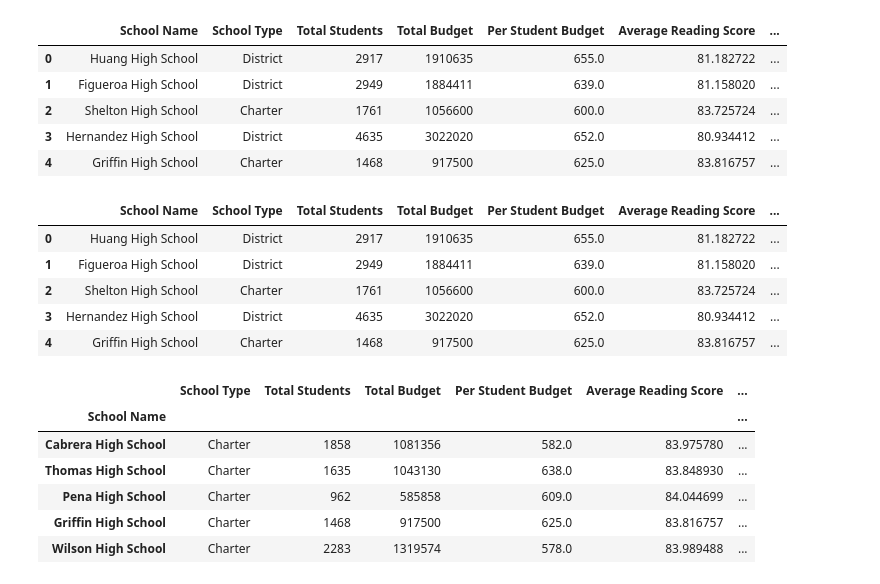
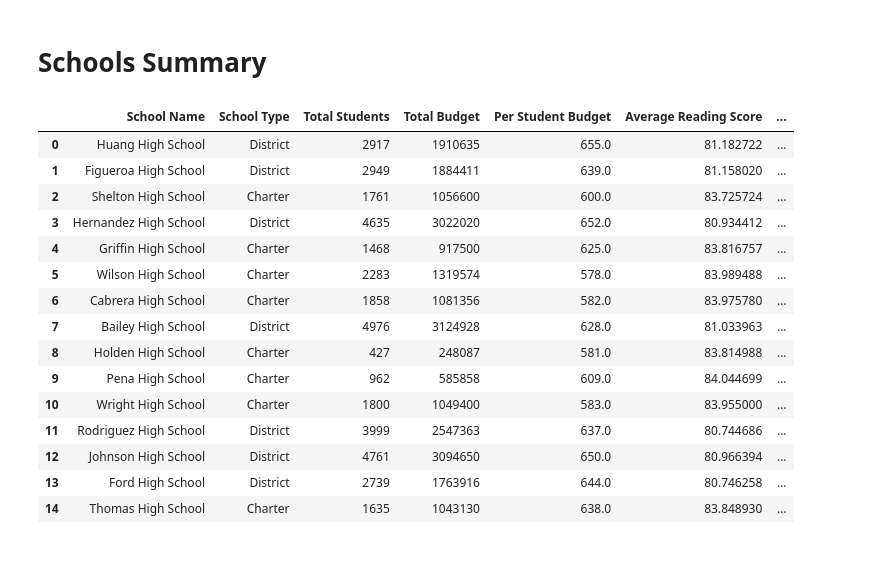
Before and after one commit to rglukins/bootcamp_homework, a Jupyter notebook: pandas-challenge/PyAcademy/PyAcademy.ipynb, the cells around one changed output. Cells and saved outputs as stored; diff of their text form; code cells hidden in the pictures; blank space fills up the shorter version.

```diff
--- a/pandas-challenge/PyAcademy/PyAcademy.ipynb
+++ b/pandas-challenge/PyAcademy/PyAcademy.ipynb
@@ -143,29 +109,33 @@ schools_summary_table = pd.merge(schools_summary_table, df2, on="School Name")
 schools_summary_table = pd.merge(schools_summary_table, df3, on="School Name")
 # %%
 #Calculate the passing % for math and reading using the columns in the dataframe and add them as new columns
-schools_summary_table["% Passing Reading"] = schools_summary_table["# of Pass Reading"] / schools_summary_table["Total Students"]
-schools_summary_table["% Passing Math"] = schools_summary_table["# of Pass Math"] / schools_summary_table["Total Students"]
-schools_summary_table["Overall Passing Rate"] = (schools_summary_table["% Passing Reading"] + schools_summary_table["% Passing Math"]) / 2
+schools_summary_table["% Passing Reading"] = (schools_summary_table["# of Pass Reading"] / schools_summary_table["Total Students"]) * 100
+schools_summary_table["% Passing Math"] = (schools_summary_table["# of Pass Math"] / schools_summary_table["Total Students"]) * 100
+schools_summary_table["Overall Passing Rate"] = ((schools_summary_table["% Passing Reading"] + schools_summary_table["% Passing Math"]) / 2)
 # %%
 #drop the unnecessary columns from the summary dataframe
 schools_summary_table = schools_summary_table.drop(["School ID", "# of Pass Reading", "# of Pass Math", "Student ID"], axis=1)
-schools_summary_table.head()
-# %% [output]
-|  | School Name | School Type | Total Students | Total Budget | Per Student Budget | Average Reading Score | ... |
-| 0 | Huang High School | District | 2917 | 1910635 | 655.0 | 81.182722 | ... |
-| 1 | Figueroa High School | District | 2949 | 1884411 | 639.0 | 81.158020 | ... |
-| 2 | Shelton High School | Charter | 1761 | 1056600 | 600.0 | 83.725724 | ... |
-| 3 | Hernandez High School | District | 4635 | 3022020 | 652.0 | 80.934412 | ... |
-| 4 | Griffin High School | Charter | 1468 | 917500 | 625.0 | 83.816757 | ... |
+# %% [markdown]
+# Schools Summary
 # %%
-schools_summary_table.head()
+schools_summary_table
 # %% [output]
 |  | School Name | School Type | Total Students | Total Budget | Per Student Budget | Average Reading Score | ... |
 | 0 | Huang High School | District | 2917 | 1910635 | 655.0 | 81.182722 | ... |
 | 1 | Figueroa High School | District | 2949 | 1884411 | 639.0 | 81.158020 | ... |
 | 2 | Shelton High School | Charter | 1761 | 1056600 | 600.0 | 83.725724 | ... |
 | 3 | Hernandez High School | District | 4635 | 3022020 | 652.0 | 80.934412 | ... |
 | 4 | Griffin High School | Charter | 1468 | 917500 | 625.0 | 83.816757 | ... |
+| 5 | Wilson High School | Charter | 2283 | 1319574 | 578.0 | 83.989488 | ... |
+| 6 | Cabrera High School | Charter | 1858 | 1081356 | 582.0 | 83.975780 | ... |
+| 7 | Bailey High School | District | 4976 | 3124928 | 628.0 | 81.033963 | ... |
+| 8 | Holden High School | Charter | 427 | 248087 | 581.0 | 83.814988 | ... |
+| 9 | Pena High School | Charter | 962 | 585858 | 609.0 | 84.044699 | ... |
+| 10 | Wright High School | Charter | 1800 | 1049400 | 583.0 | 83.955000 | ... |
+| 11 | Rodriguez High School | District | 3999 | 2547363 | 637.0 | 80.744686 | ... |
+| 12 | Johnson High School | District | 4761 | 3094650 | 650.0 | 80.966394 | ... |
+| 13 | Ford High School | District | 2739 | 1763916 | 644.0 | 80.746258 | ... |
+| 14 | Thomas High School | Charter | 1635 | 1043130 | 638.0 | 83.848930 | ... |
 # %%
 # Summary Table for Individual Schools complete
 # Begin creating table for the top 5 performing schools based on overall pass rate
@@ -173,15 +143,6 @@ schools_summary_table.head()
 # sort the summary dataframe in order to create a df in which the top five schools are on the top
 top5 = schools_summary_table.sort_values("Overall Passing Rate", ascending=False).reset_index(drop=True)
 top5 = top5.iloc[0:5].set_index("School Name")
-top5
-# %% [output]
-|  | School Type | Total Students | Total Budget | Per Student Budget | Average Reading Score | ... |
-| School Name |  |  |  |  |  | ... |
-| Cabrera High School | Charter | 1858 | 1081356 | 582.0 | 83.975780 | ... |
-| Thomas High School | Charter | 1635 | 1043130 | 638.0 | 83.848930 | ... |
-| Pena High School | Charter | 962 | 585858 | 609.0 | 84.044699 | ... |
-| Griffin High School | Charter | 1468 | 917500 | 625.0 | 83.816757 | ... |
-| Wilson High School | Charter | 2283 | 1319574 | 578.0 | 83.989488 | ... |
 # %%
 # sort the summary dataframe in order to create a df in which the bottom five schools are on the top
 bottom5 = schools_summary_table.sort_values("Overall Passing Rate", ascending=True).reset_index(drop=True)
```
Also changed, not shown: parts of 39 cells of this notebook, 2 other files.
